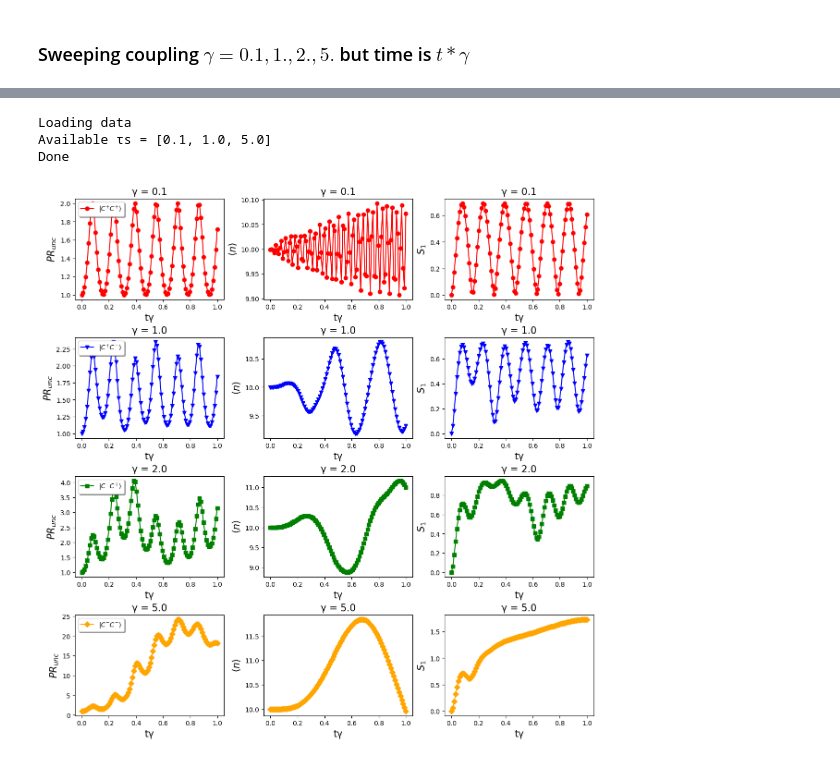
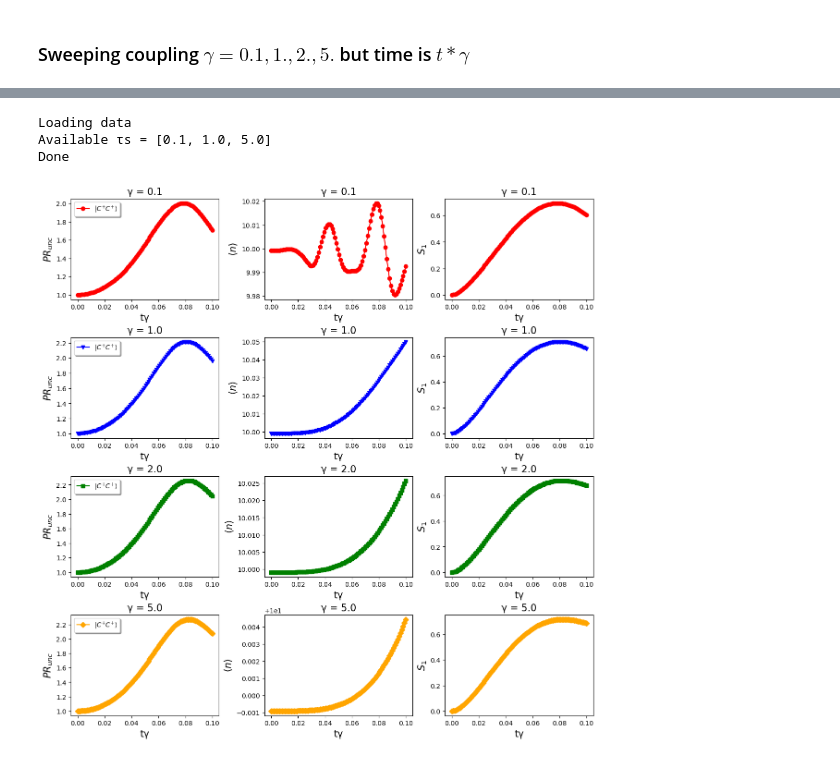
Before and after one commit to edsonsignor/Coupled_KPOs, a Jupyter notebook: notebooks/Dynamics_Closed_KPO.ipynb, the cells around one changed output, grey strips where cells are left out. Drawn from its saved outputs; the diff is of its cells as text; code cells hidden in the pictures.

```diff
--- a/notebooks/Dynamics_Closed_KPO.ipynb
+++ b/notebooks/Dynamics_Closed_KPO.ipynb
@@ -414,7 +414,7 @@ log_scale = false
 for j in 1:length(γs)
     for i in 1:3
         ax = fig.add_subplot(element(j-1,i-1));
-        plot(range(0.0, ts_final[t_index], length=t_step), plots_list[i][j][t_index], marker = markers_[j], color=colors_[j], label = labels_[j])
+        plot(range(0.0, ts_final[t_index], length=t_step), plots_list[i][j][t_index], marker = markers_[j], color=colors_[j], label = labels_[1])
         if i == 1
             legend(fontsize=10, shadow=true, loc = "upper left");
         end
@@ -566,33 +566,33 @@ slice(i,j) = pycall(pybuiltin("slice"), PyObject, i,j);
 colors_ = ["red", "blue", "green", "orange", "purple", "brown", "pink", "gray", "olive", "cyan"];
 labels_ = Coupled_KPOs_QTB_functions.labels_states_KPOs(2);
 markers_ = ["o", "v", "s", "D", "^", "<", ">", "p", "*", "h"];
 labels_plots = [L"PR_{unc}", L"⟨n⟩", L"S_{1}"]
 plots_list = [PRs_unc_γ, ns_γ, Entropies_γ]
-t_index = 2
+t_index = 1
 log_scale = false
 
 for j in 1:length(γs)
     for i in 1:3
 
         ax = fig.add_subplot(element(j-1,i-1));
-        plot(range(0.0, ts_final[t_index], length=t_step), plots_list[i][j][t_index], marker = markers_[j], color=colors_[j], label = labels_[j])
+        plot(range(0.0, ts_final[t_index], length=t_step), plots_list[i][j][t_index], marker = markers_[j], color=colors_[j], label = labels_[1])
         if i == 1
             legend(fontsize=10, shadow=true, loc = "upper left");
         end
         if log_scale == true
             xscale("log")
             yscale("log")
             ylabel( "log("* labels_plots[i] *")", fontsize=15);
             xlabel("log(tγ)", fontsize=15);
         else
             ylabel(labels_plots[i], fontsize=15);
             xlabel("tγ", fontsize=15);
         end
         title("γ = $(γs[j])", fontsize=15);
     end
 end
 # %% [output]
 Loading data
 Available τs = [0.1, 1.0, 5.0]
 Done
-[figure, old version]
+[figure, new version]
```
Also changed, not shown: 6 other files.
